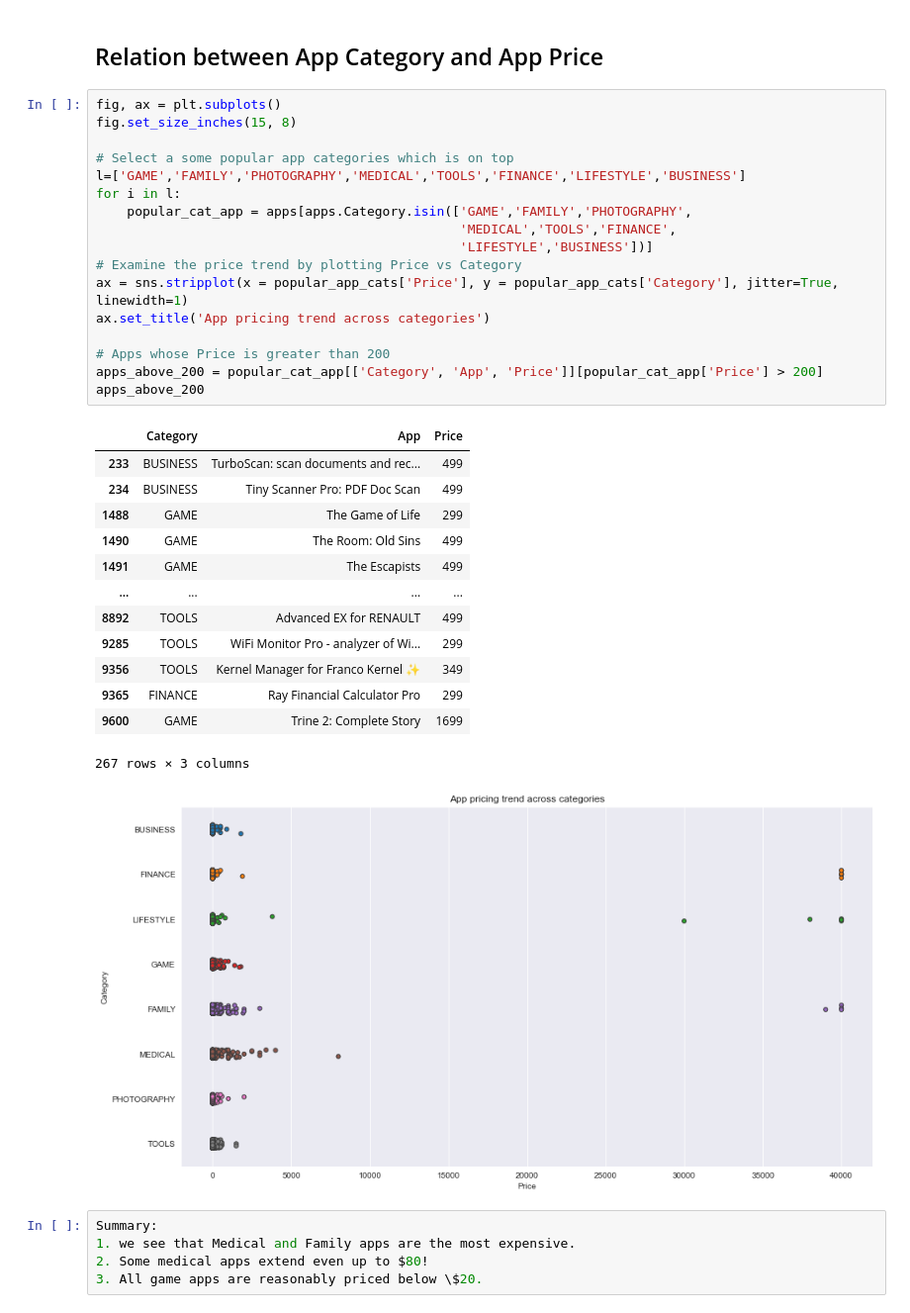
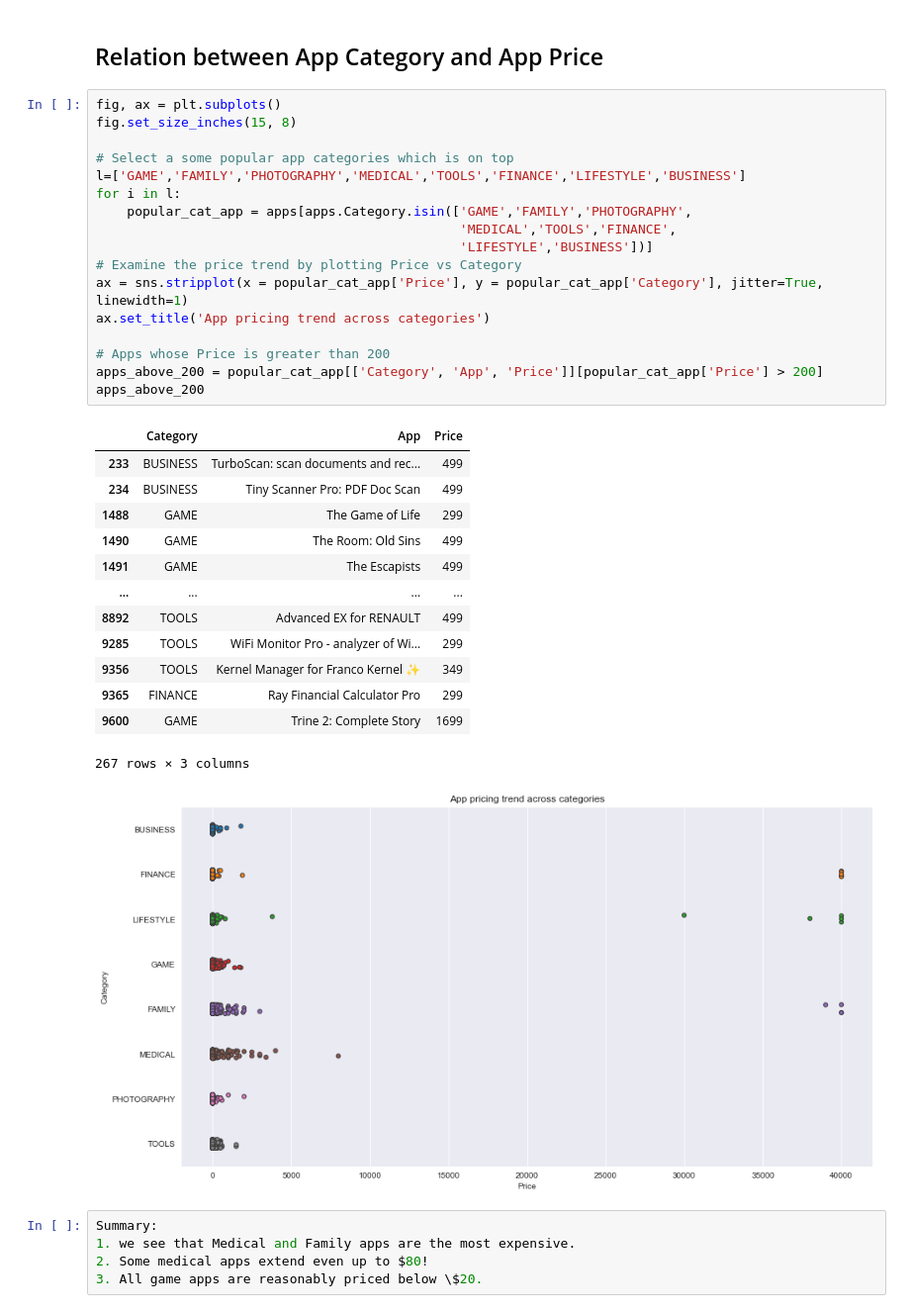
Before and after one commit to krneeru23/Google_play_store_apps_Analysis, a Jupyter notebook: Google Play Store_Analysis.ipynb, the cells around one changed output. Shown at 99% size. Saved outputs shown, nothing was run; the diff lists cells and outputs as text.

```diff
--- a/Google Play Store_Analysis.ipynb
+++ b/Google Play Store_Analysis.ipynb
@@ -289,35 +287,35 @@ Summary:-
 # %%
 fig, ax = plt.subplots()
 fig.set_size_inches(15, 8)
 
 # Select a some popular app categories which is on top
 l=['GAME','FAMILY','PHOTOGRAPHY','MEDICAL','TOOLS','FINANCE','LIFESTYLE','BUSINESS']
 for i in l:
     popular_cat_app = apps[apps.Category.isin(['GAME','FAMILY','PHOTOGRAPHY',
                                                'MEDICAL','TOOLS','FINANCE',
                                                'LIFESTYLE','BUSINESS'])]
 # Examine the price trend by plotting Price vs Category
-ax = sns.stripplot(x = popular_app_cats['Price'], y = popular_app_cats['Category'], jitter=True, linewidth=1)
+ax = sns.stripplot(x = popular_cat_app['Price'], y = popular_cat_app['Category'], jitter=True, linewidth=1)
 ax.set_title('App pricing trend across categories')
 
 # Apps whose Price is greater than 200
 apps_above_200 = popular_cat_app[['Category', 'App', 'Price']][popular_cat_app['Price'] > 200]
 apps_above_200
 # %% [output]
 |  | Category | App | Price |
 | 233 | BUSINESS | TurboScan: scan documents and rec... | 499 |
 | 234 | BUSINESS | Tiny Scanner Pro: PDF Doc Scan | 499 |
 | 1488 | GAME | The Game of Life | 299 |
 | 1490 | GAME | The Room: Old Sins | 499 |
 | 1491 | GAME | The Escapists | 499 |
 | ... | ... | ... | ... |
 | 8892 | TOOLS | Advanced EX for RENAULT | 499 |
 | 9285 | TOOLS | WiFi Monitor Pro - analyzer of Wi... | 299 |
 | 9356 | TOOLS | Kernel Manager for Franco Kernel ✨ | 349 |
 | 9365 | FINANCE | Ray Financial Calculator Pro | 299 |
 | 9600 | GAME | Trine 2: Complete Story | 1699 |
 267 rows × 3 columns
-[figure, old version]
+[figure, new version]
 # %%
 Summary:
 1. we see that Medical and Family apps are the most expensive.
```
Also changed, not shown: parts of 2 cells of this notebook.
